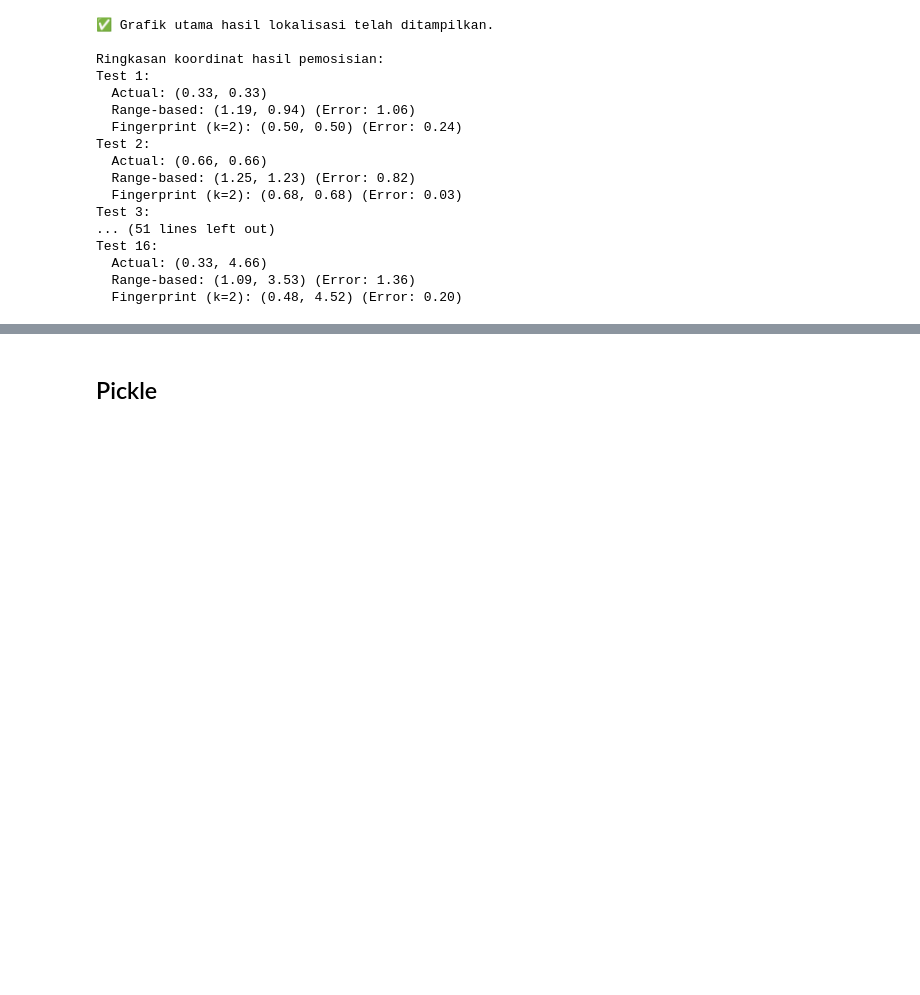
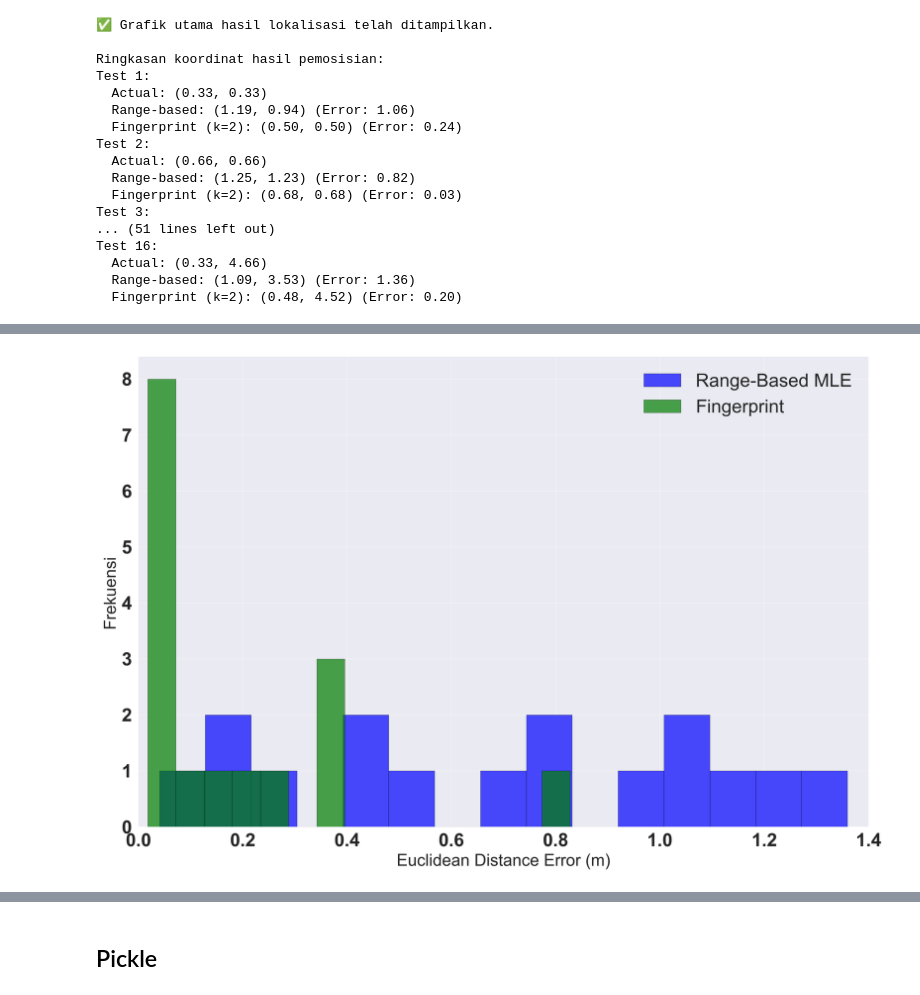
Before and after one commit to bemeeek/cetasense-v2.0, a Jupyter notebook: loc-algorithm-2/fix.ipynb, the cells around one changed output, grey strips where cells are left out. Saved outputs shown, nothing was run; the diff lists cells and outputs as text; code cells hidden in the pictures; blank space fills up the shorter version.

```diff
--- a/loc-algorithm-2/fix.ipynb
+++ b/loc-algorithm-2/fix.ipynb
@@ -1234,3 +1234,32 @@ SISTEM PERFORMANCE SUMMARY:
 [figure]
 [figure]
 [figure]
+# %%
+# =========================
+# PLOT 7: Histogram Error Distribution (HANYA EUCLIDEAN DISTANCE)
+# =========================
+plt.figure(figsize=(12, 8), facecolor='white', dpi=300)
+
+if len(rb_errors) > 0:
+    plt.hist(rb_errors, bins=15, alpha=0.7, label="Range-Based MLE",
+             color='blue', edgecolor='black')
+if len(fp_errors) > 0:
+    plt.hist(fp_errors, bins=15, alpha=0.7, label="Fingerprint",
+             color='green', edgecolor='black')
+
+plt.xlabel("Euclidean Distance Error (m)", fontsize=18)
+plt.ylabel("Frekuensi", fontsize=18)
+
+# Atur batas sumbu x dan y
+plt.xlim(0, 1.4)
+
+# Ticks yang sangat besar dan tebal
+plt.xticks(fontsize=20, fontweight='bold')
+plt.yticks(fontsize=20, fontweight='bold')
+
+plt.grid(True, alpha=0.3)
+plt.legend(fontsize=20)
+plt.tight_layout()
+plt.show()
+# %% [output]
+[figure, added]
```
Also changed, not shown: parts of 8 cells of this notebook, 12 other files.
